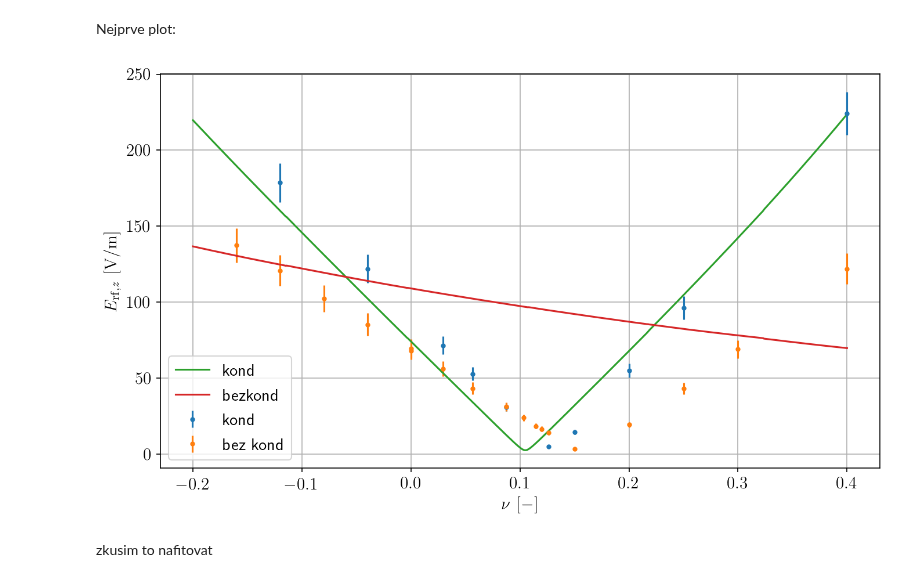
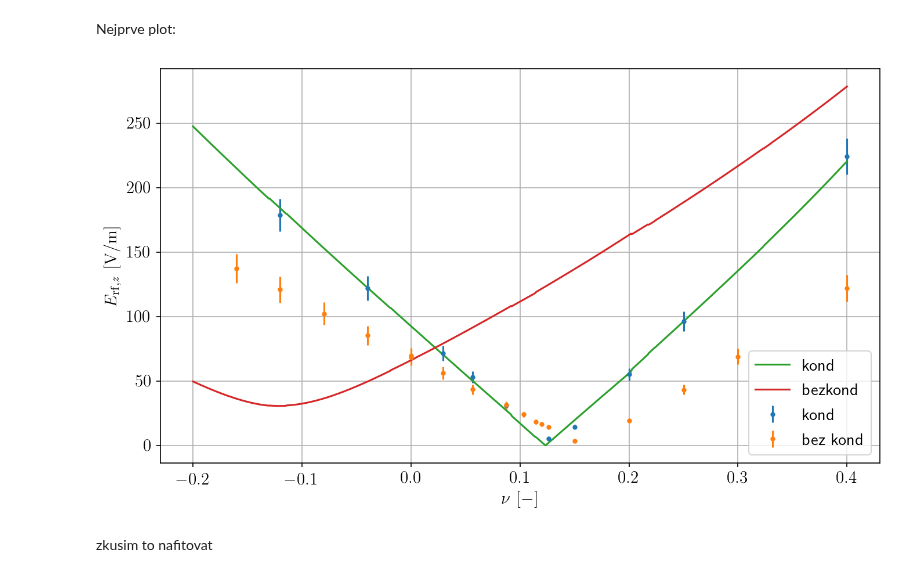
Before and after one commit to dvadlejch/Julia_vypocty_diplomka, a Jupyter notebook: micromotion_measurements/axial_EMM_model_vs_experiment.ipynb, the cells around one changed output. Saved outputs shown, nothing was run; the diff lists cells and outputs as text; code cells hidden in the pictures.

```diff
--- a/micromotion_measurements/axial_EMM_model_vs_experiment.ipynb
+++ b/micromotion_measurements/axial_EMM_model_vs_experiment.ipynb
@@ -793,18 +793,19 @@ def E_rf_asym_phase_nu(Vrf, phi, delta_z_ax, nu, f_interp):
     return np.angle( E_rf_complex )
 # %%
 # napeti a faze na elektrodach pasti
-Vrf_1 = 73.54872052
-Vrf_3 = 73.54872052
+Vrf_1 = 520
+Vrf_3 = 520
 Vrf_5 = 31.5
 Vrf_6 = 31.5
 Vrf = np.array( [Vrf_1, Vrf_3, Vrf_5, Vrf_6] )
 
 phi_2 = 0
-phi_56 = 0.1
+phi_56 = 0
 
 phi = np.array( [0, phi_2, phi_56] )
 
-delta_z_ax = [175.87364292/2, 175.87364292/2]
+delta_z_ax_5 = 100
+delta_z_ax = [delta_z_ax_5, -82 - delta_z_ax_5]
 
 nu_range = np.linspace(-0.2, 0.4, 1000)
 E_rf_amp = E_rf_asym_amp_nu(Vrf, phi, delta_z_ax,nu_range,(E_field_rad_jedna , E_field_ax_5, E_field_ax_6) )
@@ -834,20 +835,21 @@ def fit_resid_E_amp(x, nu_data, E_amp_data):
     # x = [Vrf_asym, delta_x_ax_sum ]
 
     # fixni parametry
-#     Vrf_5 = 31.5
-#     Vrf_6 = 31.5
-    Vrf_5 = x[2]
-    Vrf_6 = x[2]
+    Vrf_5 = 31.5
+    Vrf_6 = 31.5
+#     Vrf_5 = x[2]
+#     Vrf_6 = x[2]
 
-    Vrf = [x[0], x[0], Vrf_5, Vrf_6]
-
+#     Vrf = [x[0], x[0], Vrf_5, Vrf_6]
+    Vrf = [595, 595, Vrf_5, Vrf_6]
     phi_2 = 0
-    phi_56 = 0.1
+    phi_56 = 0
 
     phi = np.array( [0, phi_2, phi_56] )
 
-    delta_z_ax = [x[1]/2, x[1]/2]
-
+#     delta_z_ax = [x[0]/2, x[0]/2]
+    delta_z_ax = [x[0], x[1]]
+#     delta_z_ax = [x[0], -60 - x[0]]
 
     return( E_rf_asym_amp_nu(Vrf, phi, delta_z_ax,nu_data,(E_field_rad_jedna , E_field_ax_5, E_field_ax_6) ) - E_amp_data )
 
@@ -873,6 +875,9 @@ def fit_resid_E_amp(x, nu_data, E_amp_data):
 from scipy.optimize import least_squares
 
 x0 = np.array( [300, -10, 0.9] )
+x0 = np.array( [300, -10] )
+x0 = np.array( [-10, -10] )
+# x0 = np.array( [-10] )
 fit = least_squares(fit_resid_E_amp,x0, args=(nu_cond, E_rf_cond) , ftol=1e-10, xtol=1e-10)
 fit
 # %% [output]
@@ -936,18 +945,20 @@ zkusim nafitovat data i s condikem i bez kondiku
 Nejprve plot:
 # %%
 # napeti a faze na elektrodach pasti kond
-Vrf_1 = -106.58624168
+Vrf_1 = 595
 Vrf_3 = Vrf_1
 Vrf_5 = 31.5
 Vrf_6 = 31.5
 Vrf_cond = np.array( [Vrf_1, Vrf_3, Vrf_5, Vrf_6] )
 
 phi_2 = 0
-phi_56 = 0.1
+phi_56 = 0
 
 phi_cond = np.array( [0, phi_2, phi_56] )
 
-delta_z_ax = [-77.11034241, -40]
+# delta_z_ax_5 = -400
+# delta_z_ax = [delta_z_ax_5, -80 - delta_z_ax_5]
+delta_z_ax = [fit.x[0], fit.x[1]]
 exper_data_scale = 1
 
 nu_range = np.linspace(-0.2, 0.4, 1000)
@@ -955,41 +966,41 @@ E_rf_amp_cond = E_rf_asym_amp_nu(Vrf_cond, phi_cond, delta_z_ax,nu_range,(E_fiel
 
 # pro pripad bez kondiku
 # napeti a faze na elektrodach pasti kond
-Vrf_1 = 114.33851327
+Vrf_1 = 425
 Vrf_3 = Vrf_1
-Vrf_5 = 42.5
-Vrf_6 = 50
+Vrf_5 = 40
+Vrf_6 = 40
 Vrf_bezcond = np.array( [Vrf_1, Vrf_3, Vrf_5, Vrf_6] )
 
 phi_2 = 0
 phi_56 = 0.1
 
 phi_bezcond = np.array( [0, phi_2, phi_56] )
 
 
 
 nu_range = np.linspace(-0.2, 0.4, 1000)
 E_rf_amp_bezcond = E_rf_asym_amp_nu(Vrf_bezcond, phi_bezcond, delta_z_ax,nu_range,(E_field_rad_jedna , E_field_ax_5, E_field_ax_6) )
 
 
 my_dpi = 150
 siz = 100
 sizex = 16*siz
 sizey = 9*siz
 
 plt.figure(figsize=(sizex/my_dpi, sizey/my_dpi), dpi=my_dpi)
 plt.errorbar(nu_cond, exper_data_scale*E_rf_cond, yerr=E_rf_cond_sigma, fmt='.', label=r'kond')
 plt.errorbar(nu_bezcond, exper_data_scale*E_rf, yerr=E_rf_sigma,  fmt='.', label=r'bez kond')
 plt.plot(nu_range, E_rf_amp_cond, label=r'kond')
 plt.plot(nu_range, E_rf_amp_bezcond, label=r'bezkond')
 
 plt.xlabel(r"$ \nu \, \, \rm [-]$")
 plt.ylabel(r"$ E_{\rm rf, \it z} \, \, \rm [V/m]$")
 
 plt.legend()
 plt.grid()
 # %% [output]
-[figure, old version]
+[figure, new version]
 # %% [markdown]
 zkusim to nafitovat
 # %%
```
Also changed, not shown: parts of 12 cells of this notebook, 7 other files.
